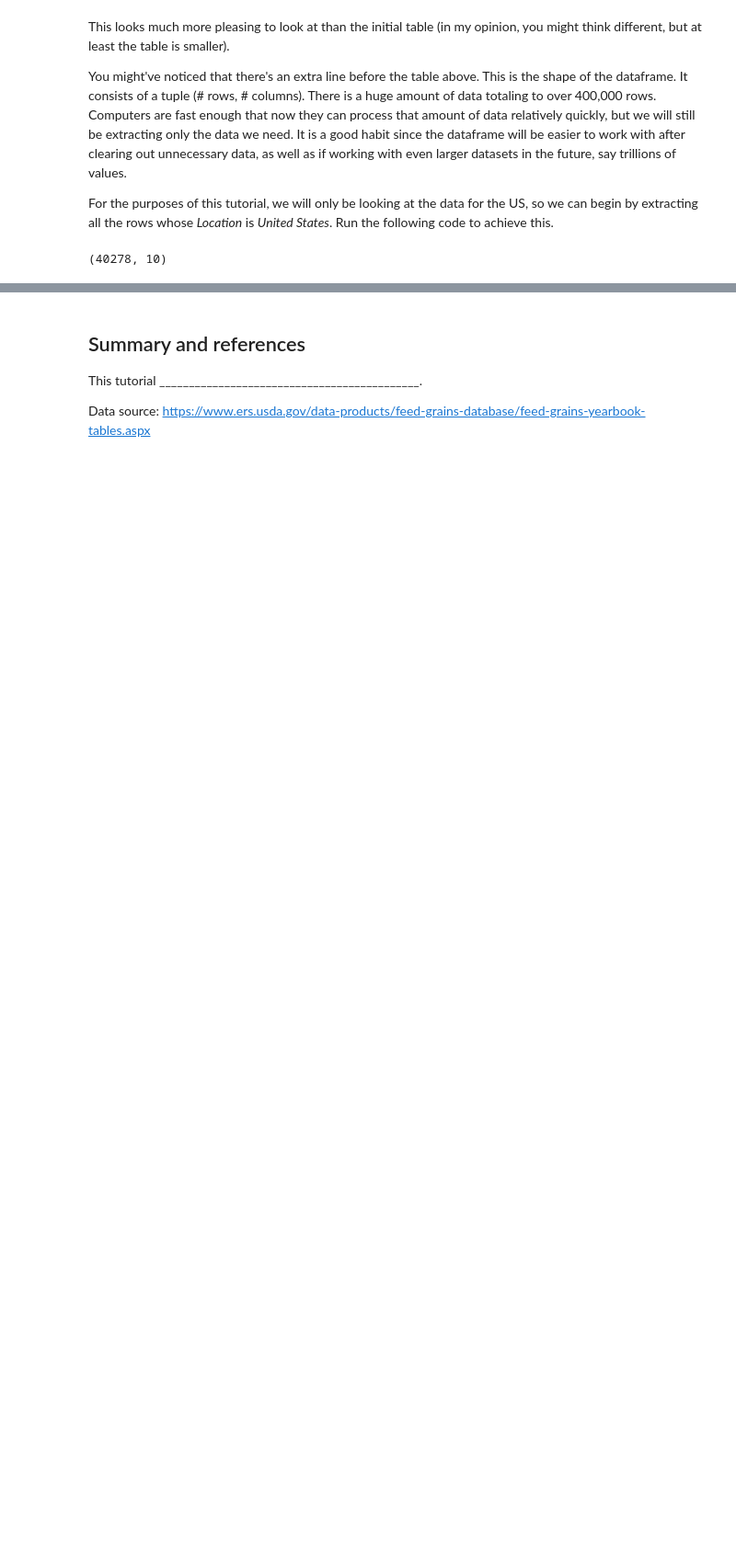
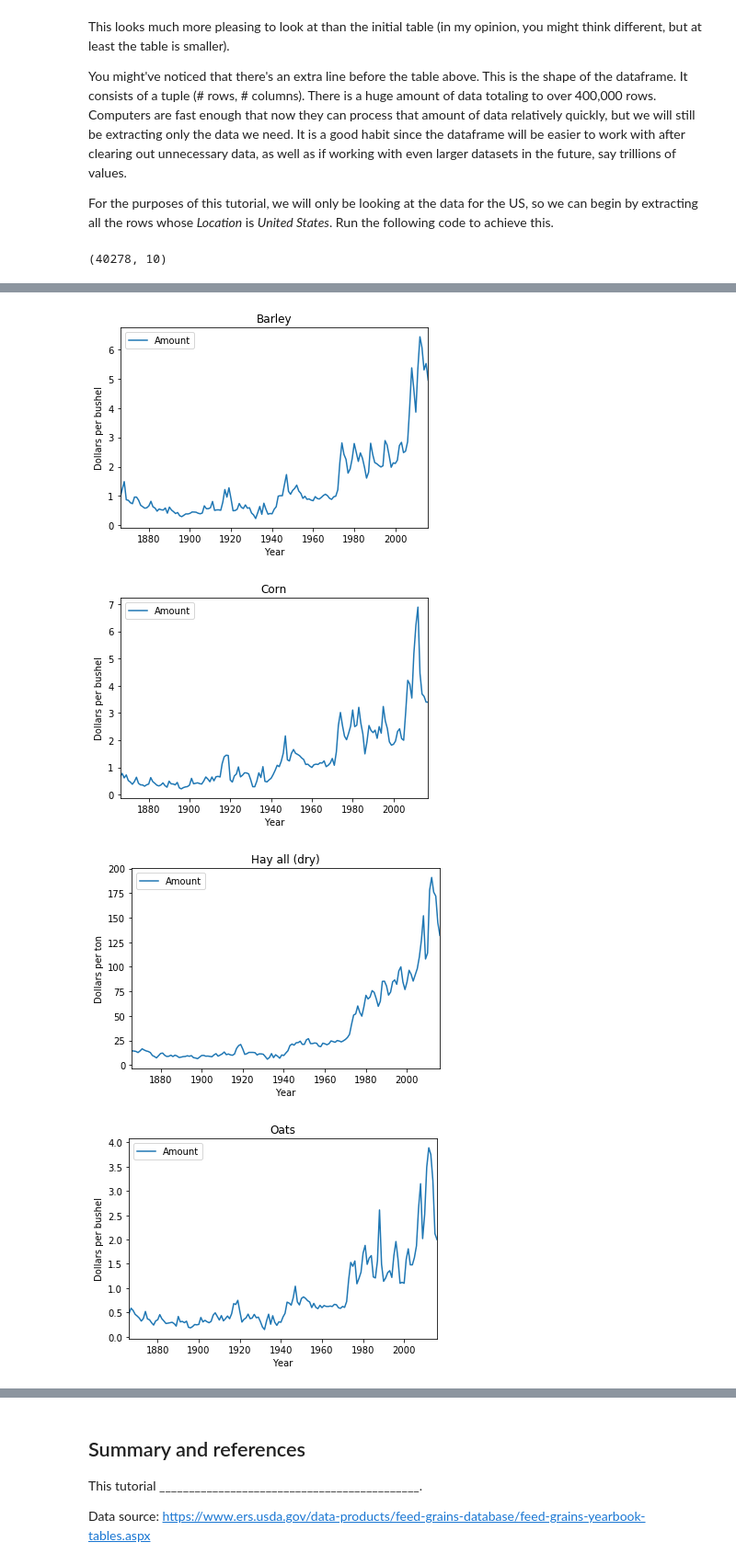
Before and after one commit to JeffreyWang98/JeffreyWang98.github.io, a Jupyter notebook: Grains.ipynb, the cells around one changed output, grey strips where cells are left out. Shown: that part at 92% size. Saved outputs shown, nothing was run; the diff lists cells and outputs as text; code cells hidden in the pictures; blank space fills up the shorter version.

```diff
--- a/Grains.ipynb
+++ b/Grains.ipynb
@@ -138,0 +252,4 @@ We start by selecting only the data rows that contain Corn
+# %%
+p = data['Prices']
+p = p.sort_values(by='Year')
+p
@@ -138,0 +278,3 @@ We start by selecting only the data rows that contain Corn
+# %%
+p = p[p.Frequency.isin(['Annual'])]
+p
@@ -138,0 +313,3 @@ We start by selecting only the data rows that contain Corn
+# %%
+p = p[p.Attribute.isin(['Prices received by farmers'])]
+p
@@ -138,0 +338,3 @@ We start by selecting only the data rows that contain Corn
+# %%
+p = p[p.Unit != 'Dollars per cwt']
+p
@@ -138,0 +363,11 @@ We start by selecting only the data rows that contain Corn
+# %%
+for i, group in p.groupby('Commod'):
+    if i == 'Corn' or i == 'Hay all (dry)' or i == 'Barley' or i == 'Oats' or i == 'Sorghum':
+        plot = group.plot(x='Year', y='Amount', title=str(i))
+        plot.set(xlabel='Year', ylabel=group.Unit.iloc[0])
+plt.show()
+# %% [output]
+[figure, added]
+[figure, added]
+[figure, added]
+[figure, added]
```
Also changed, not shown: parts of 43 cells of this notebook.
